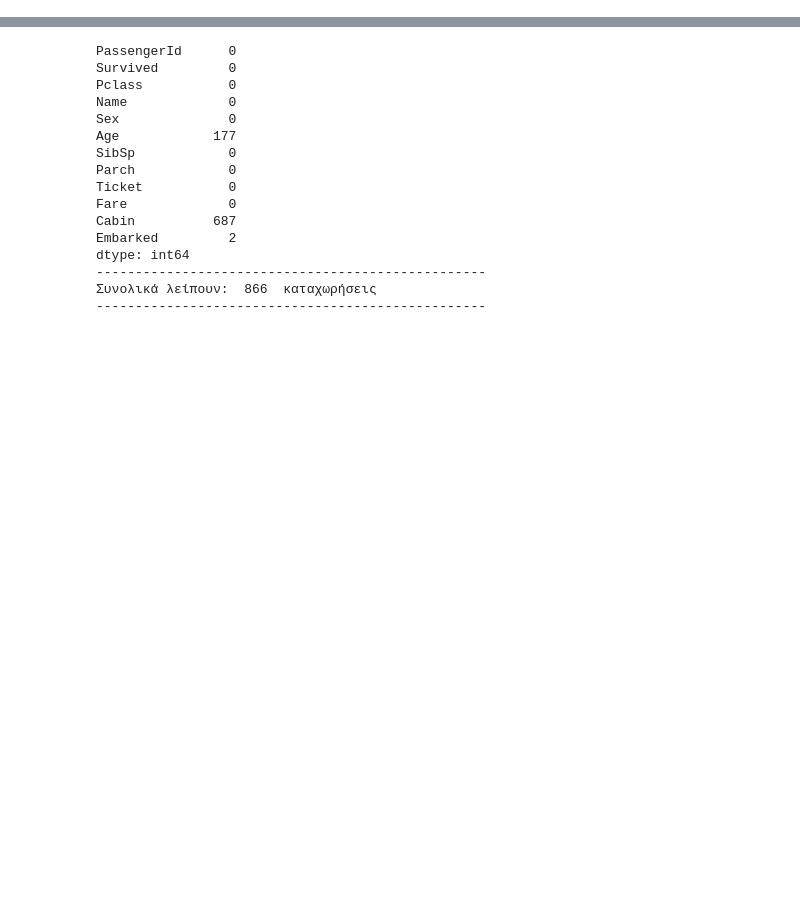
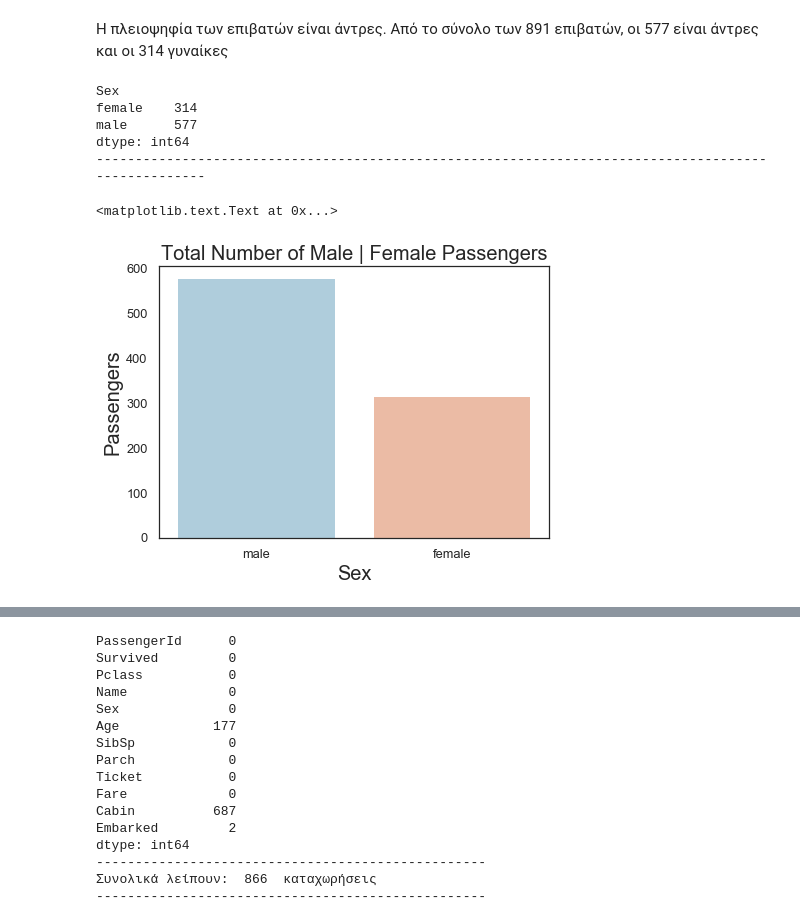
Before and after one commit to stefanosarta/titanic, a Jupyter notebook: titanic.ipynb, the cells around one changed output, grey strips where cells are left out. Saved outputs shown, nothing was run; the diff lists cells and outputs as text; code cells hidden in the pictures; blank space fills up the shorter version.

```diff
--- a/titanic.ipynb
+++ b/titanic.ipynb
@@ -59,0 +81,21 @@ None
+# %% [markdown]
+Η πλειοψηφία των επιβατών είναι άντρες. Από το σύνολο των 891 επιβατών, οι 577 είναι άντρες και οι 314 γυναίκες
+# %%
+print(train_df.groupby(['Sex']).size())
+print('-'*100)
+plt.figure(figsize=(7,5))
+sns.set_style('white')
+sns.set_context('poster',font_scale=0.8)
+ax = sns.countplot(x='Sex',data=train_df,palette='RdBu_r')
+ax.axes.set_title("Total Number of Male | Female Passengers",fontsize=20)
+ax.set_xlabel("Sex",fontsize=20)
+ax.set_ylabel("Passengers",fontsize=20)
+#plt.savefig('Sex.png')
+# %% [output]
+Sex
+female    314
+male      577
+dtype: int64
+----------------------------------------------------------------------------------------------------
+<matplotlib.text.Text at 0x...>
+[figure, added]
```
Also changed, not shown: parts of 34 cells of this notebook.
